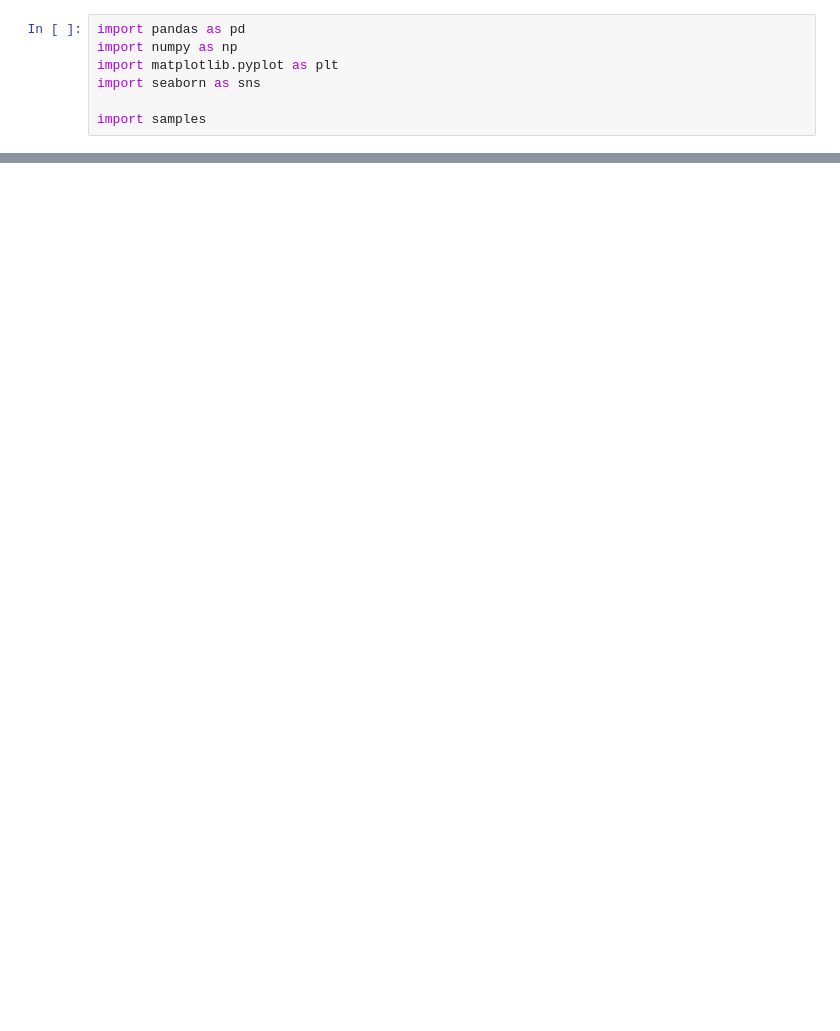
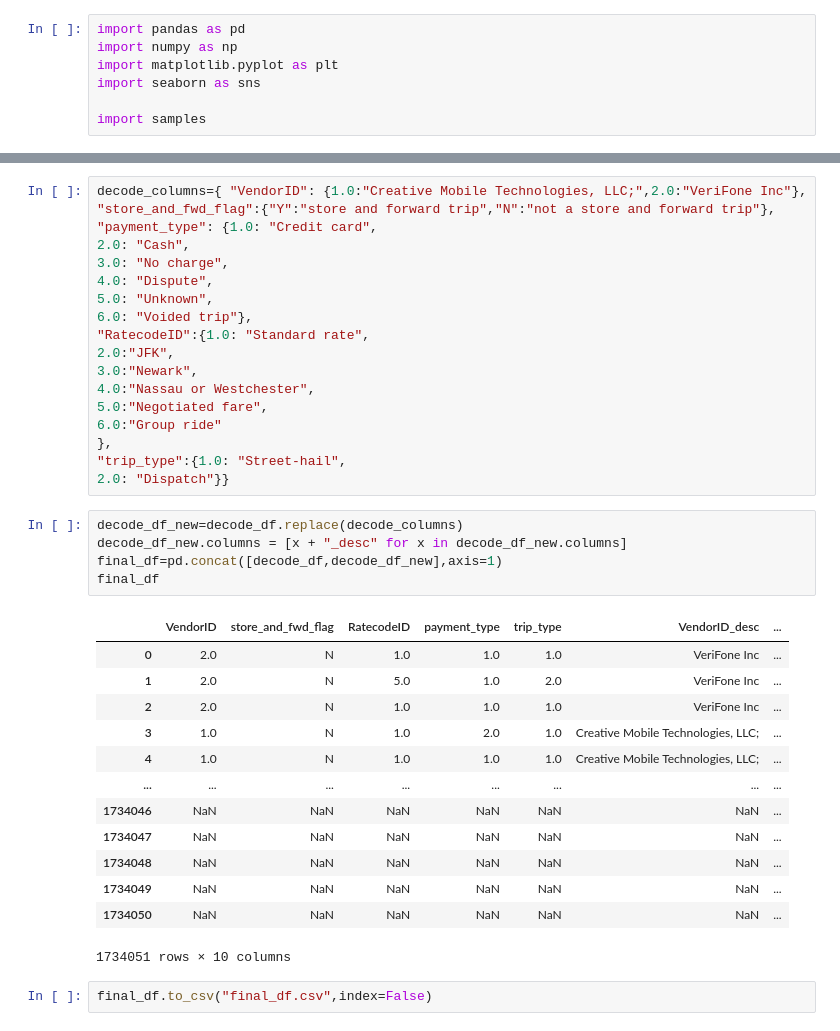
Before and after one commit to VOTUANANH01/OLAP, a Jupyter notebook: preprocessing.ipynb, the cells around one changed output, grey strips where cells are left out. Drawn from its saved outputs; the diff is of its cells as text; blank space fills up the shorter version.

```diff
--- a/preprocessing.ipynb
+++ b/preprocessing.ipynb
@@ -344,0 +64,39 @@ column: congestion_surcharge, set values: {0.0, 0.75, 2.75, 2.5}
+# %%
+decode_columns={ "VendorID": {1.0:"Creative Mobile Technologies, LLC;",2.0:"VeriFone Inc"},
+"store_and_fwd_flag":{"Y":"store and forward trip","N":"not a store and forward trip"},
+"payment_type": {1.0: "Credit card",
+2.0: "Cash",
+3.0: "No charge",
+4.0: "Dispute",
+5.0: "Unknown",
+6.0: "Voided trip"},
+"RatecodeID":{1.0: "Standard rate",
+2.0:"JFK",
+3.0:"Newark",
+4.0:"Nassau or Westchester",
+5.0:"Negotiated fare",
+6.0:"Group ride"
+},
+"trip_type":{1.0: "Street-hail",
+2.0: "Dispatch"}}
+# %%
+decode_df_new=decode_df.replace(decode_columns)
+decode_df_new.columns = [x + "_desc" for x in decode_df_new.columns]
+final_df=pd.concat([decode_df,decode_df_new],axis=1)
+final_df
+# %% [output]
+|  | VendorID | store_and_fwd_flag | RatecodeID | payment_type | trip_type | VendorID_desc | ... |
+| 0 | 2.0 | N | 1.0 | 1.0 | 1.0 | VeriFone Inc | ... |
+| 1 | 2.0 | N | 5.0 | 1.0 | 2.0 | VeriFone Inc | ... |
+| 2 | 2.0 | N | 1.0 | 1.0 | 1.0 | VeriFone Inc | ... |
+| 3 | 1.0 | N | 1.0 | 2.0 | 1.0 | Creative Mobile Technologies, LLC; | ... |
+| 4 | 1.0 | N | 1.0 | 1.0 | 1.0 | Creative Mobile Technologies, LLC; | ... |
+| ... | ... | ... | ... | ... | ... | ... | ... |
+| 1734046 | NaN | NaN | NaN | NaN | NaN | NaN | ... |
+| 1734047 | NaN | NaN | NaN | NaN | NaN | NaN | ... |
+| 1734048 | NaN | NaN | NaN | NaN | NaN | NaN | ... |
+| 1734049 | NaN | NaN | NaN | NaN | NaN | NaN | ... |
+| 1734050 | NaN | NaN | NaN | NaN | NaN | NaN | ... |
+1734051 rows × 10 columns
+# %%
+final_df.to_csv("final_df.csv",index=False)
```
Also changed, not shown: parts of 54 cells of this notebook.
